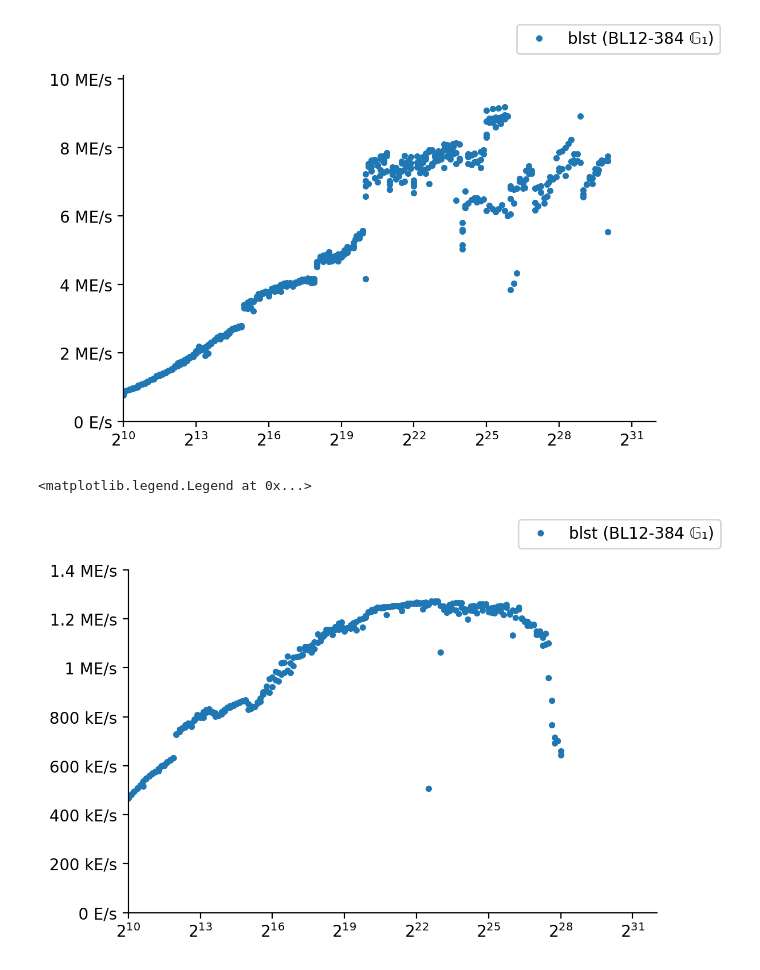
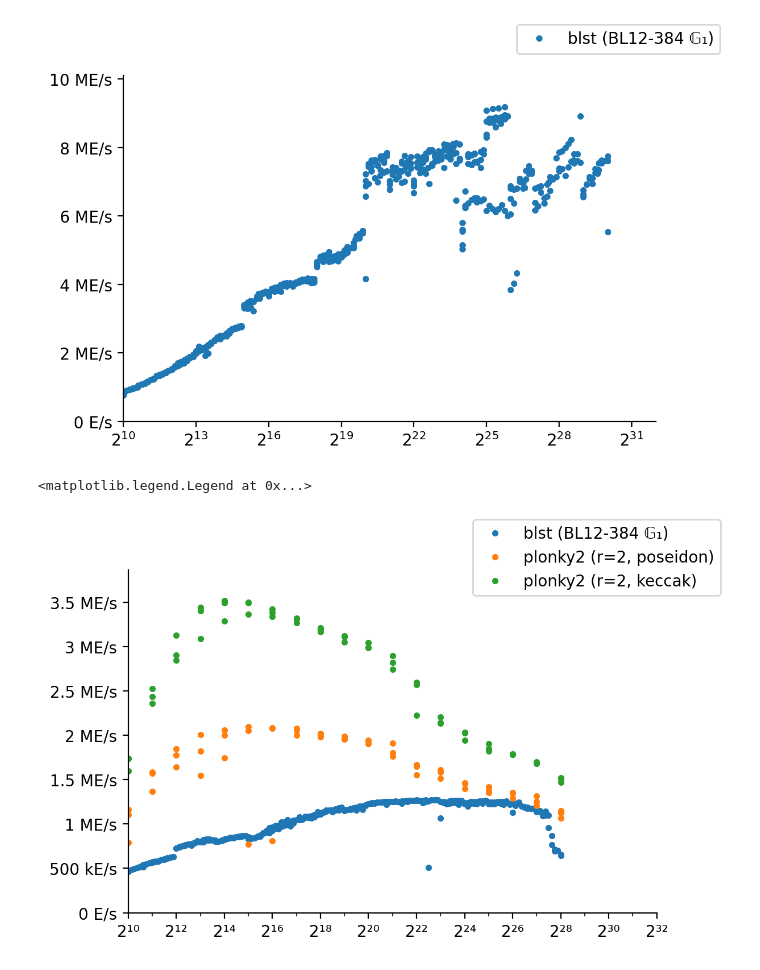
Before and after one commit to recmo/pc-bench, a Jupyter notebook: analysis.ipynb, the cells around one changed output. Drawn from its saved outputs; the diff is of its cells as text; code cells hidden in the pictures.

Commit message:
plonky2

```diff
--- a/analysis.ipynb
+++ b/analysis.ipynb
@@ -58,29 +61,46 @@ fig.legend()
 <matplotlib.legend.Legend at 0x...>
 [figure]
 # %%
-df = pd.concat([
-    pd.read_csv('results/m1-max/blst/run1.csv'),
-    pd.read_csv('results/m1-max/blst/run2.csv'),
+machine = 'm1-max'
+
+df_blst = pd.concat([
+    pd.read_csv(f'results/m1-max/blst/run1.csv'),
+    pd.read_csv(f'results/m1-max/blst/run2.csv'),
 ])
+df_plonky2_ps = pd.concat([
+    pd.read_csv(f'results/m1-max/plonky2-poseidon/run1.csv'),
+    pd.read_csv(f'results/m1-max/plonky2-poseidon/run2.csv'),
+    pd.read_csv(f'results/m1-max/plonky2-poseidon/run3.csv'),
+])
+df_plonky2_k = pd.concat([
+    pd.read_csv(f'results/m1-max/plonky2-keccak/run1.csv'),
+    pd.read_csv(f'results/m1-max/plonky2-keccak/run2.csv'),
+    pd.read_csv(f'results/m1-max/plonky2-keccak/run3.csv'),
+])
 # %%
 fig, ax = plt.subplots()
 
-ax.plot(df['size'], df['throughput'], marker='.', linestyle='none', label='blst (BL12-384 𝔾₁)')
+ax.plot(df_blst['size'], df_blst['throughput'], marker='.', linestyle='none', label='blst (BL12-384 𝔾₁)')
+ax.plot(df_plonky2_ps['size'], df_plonky2_ps['throughput'], marker='.', linestyle='none', label='plonky2 (r=2, poseidon)')
+ax.plot(df_plonky2_k['size'], df_plonky2_k['throughput'], marker='.', linestyle='none', label='plonky2 (r=2, keccak)')
 
 ax.set_clip_on(False)
 for s in ['top', 'right']:
     ax.spines[s].set_visible(False)
 
 ax.set_xlim((2**10, 2**32))
-ax.set_xscale('log', base=2)
-# ax.xaxis.set_major_formatter(EngFormatter(unit=''))
+ax.set_xscale('log')
+ax.xaxis.set_major_locator(FixedLocator([2**i for i in range(10,33,2)]))
+ax.xaxis.set_major_formatter(FixedFormatter(["2¹⁰", "2¹²", "2¹⁴", "2¹⁶", "2¹⁸", "2²⁰", "2²²", "2²⁴", "2²⁶", "2²⁸", "2³⁰", "2³²"]))
+ax.xaxis.set_minor_locator(FixedLocator([2**i for i in range(10,33)]))
+ax.xaxis.set_minor_formatter(NullFormatter())
 
-ax.set_ylim((0, 1.1 * max(df['throughput'])))
+ax.set_ylim((0, 1.1 * max(max(df_blst['throughput']), max(df_plonky2_k['throughput']))))
 ax.yaxis.set_major_formatter(EngFormatter(unit='E/s'))
 #ax.yaxis.set_major_locator(MultipleLocator(0.2e6))
 #ax.yaxis.set_minor_locator(MultipleLocator(0.1e6))
 
 fig.legend()
 # %% [output]
 <matplotlib.legend.Legend at 0x...>
-[figure, old version]
+[figure, new version]
```
Also changed, not shown: parts of 2 cells of this notebook, 15 other files.
